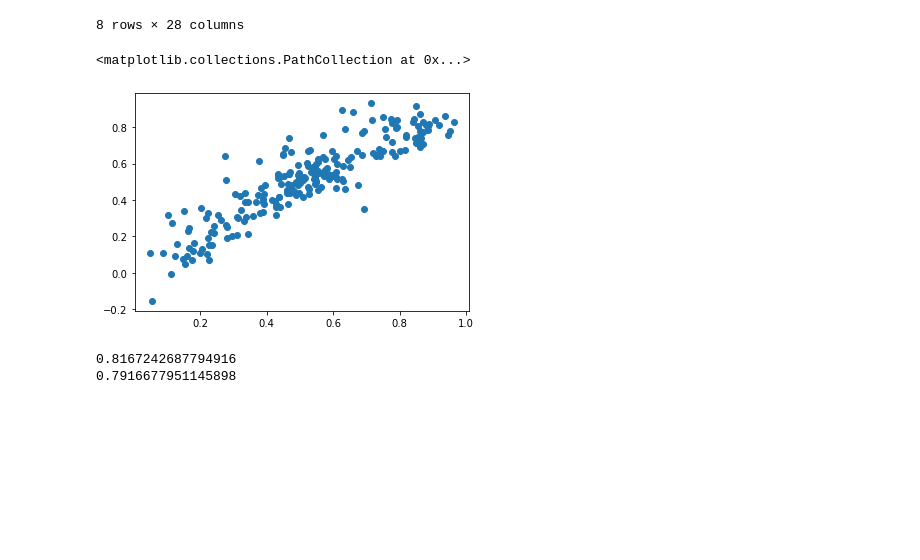
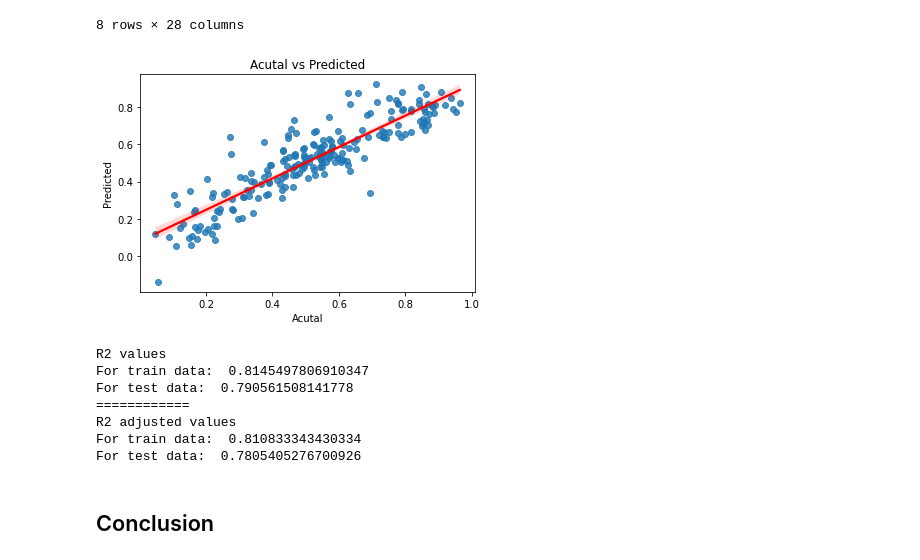
Before and after one commit to jawad360/epgp_course_2_bike_sharing_ass, a Jupyter notebook: bike_sharing.ipynb, the cells around one changed output. Cells and saved outputs as stored; diff of their text form; code cells hidden in the pictures; blank space fills up the shorter version.

```diff
--- a/bike_sharing.ipynb
+++ b/bike_sharing.ipynb
@@ -543,2 +458,0 @@ Notes:
-# %%
-X_train_rfe.drop(["jan"], axis=1, inplace=True)
@@ -622,2 +458,0 @@ Notes:
-# %%
-X_train_rfe.drop(["dec"], axis=1, inplace=True)
@@ -663,2 +458,0 @@ Notes:
-# %%
-X_train_rfe.drop(["nov"], axis=1, inplace=True)
@@ -761,2 +458,0 @@ Notes:
-# %%
-X_train_rfe.drop(["spring"], axis=1, inplace=True)
@@ -879,13 +705,30 @@ X_test_sm = X_test[X_train_rfe.columns]
 # %%
 y_test_pred = lm.predict(X_test_sm)
 # %%
-plt.scatter(y_test, y_test_pred)
+sns.regplot(y_test, y_test_pred, line_kws={"color": "red"})
+plt.xlabel("Acutal")
+plt.ylabel("Predicted")
+plt.title("Acutal vs Predicted")
+plt.show()
 # %% [output]
-<matplotlib.collections.PathCollection at 0x...>
-[figure, old version]
+[figure, new version]
 # %%
-print(r2_score(y_true=y_train, y_pred=y_train_pred))
-print(r2_score(y_true=y_test, y_pred=y_test_pred))
+r2_train = r2_score(y_true=y_train, y_pred=y_train_pred)
+r2_test = r2_score(y_true=y_test, y_pred=y_test_pred)
+print("R2 values")
+print("For train data: ", r2_train)
+print("For test data: ", r2_test)
+print("============")
+print("R2 adjusted values")
+print("For train data: ", 1-(1-r2_train)*(510-1)/(510-10-1))
+print("For test data: ", 1-(1-r2_test)*(220-1)/(220-10-1))
 # %% [output]
-0.8167242687794916
-0.7916677951145898
+R2 values
+For train data:  0.8145497806910347
+For test data:  0.790561508141778
+============
+R2 adjusted values
+For train data:  0.810833343430334
+For test data:  0.7805405276700926
+# %% [markdown]
+## Conclusion
```
Also changed, not shown: parts of 58 cells of this notebook.
